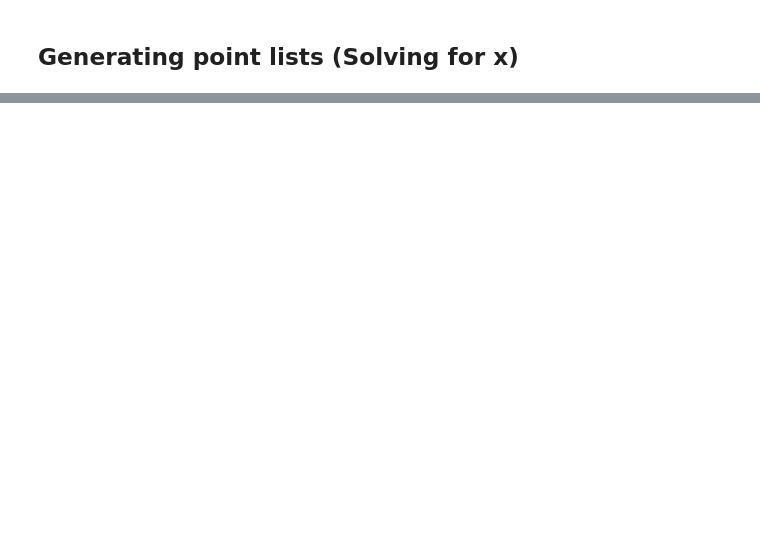
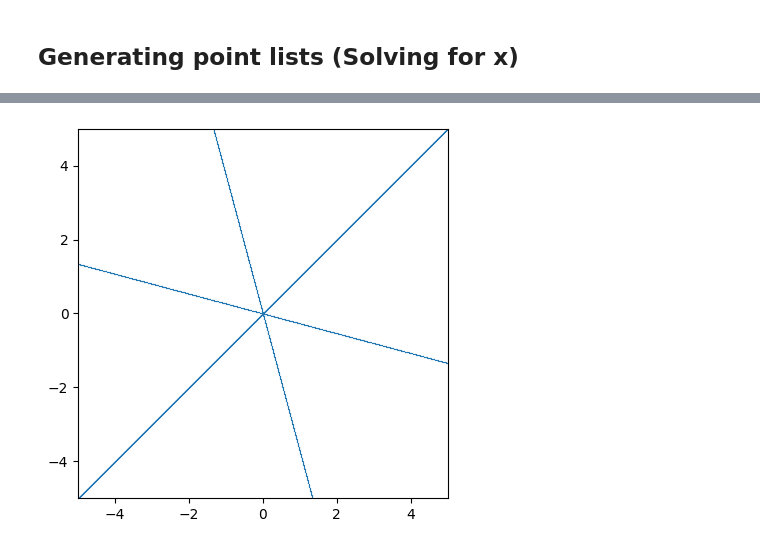
Before and after one commit to mirtorande/cubic-curve-projective-closure, a Jupyter notebook: ExperimentationStation.ipynb, the cells around one changed output, grey strips where cells are left out. Drawn from its saved outputs; the diff is of its cells as text; code cells hidden in the pictures; blank space fills up the shorter version.

```diff
--- a/ExperimentationStation.ipynb
+++ b/ExperimentationStation.ipynb
@@ -9,7 +9,7 @@ from tqdm.auto import tqdm
 # %% [markdown]
 ## Generating point lists (Naive method)
 # %%
-def generateFunctionPoints(function, start=-10, end=10, step=0.01):
+def generateFunctionPoints(function, start=-10, end=10, step=1):
     return [(x, y) for x in tqdm(np.arange(start, end, step)) for y in np.arange(start, end, step) if np.isclose(function(x,y), 0, rtol=10)]
 # %%
 function = lambda x, y: x**2 - y**2 - 1
@@ -42,7 +46,7 @@ def generateFunctionPoints(coefficients, start=-10, stop=10, step=0.01):
         xCoefficients = [a, e + b*y, h + c*(y**2)+f*y, j + d*(y**3)+g*(y**2)+i*y]
         for x in cubicSolve(xCoefficients):
             points.append((x,y))
-    return points
+    return np.array(points)
 
 def cubicSolve(coefficients):
     '''
@@ -69,16 +77,18 @@ plt.show()
 # %%
 functionCoefficients = [-1, -3, 3, 1, 0, 0, 0, 0, 0, 0]
 
-points = np.array(generateFunctionPoints(functionCoefficients, step=0.001))
+points = generateFunctionPoints(functionCoefficients, step=0.01)
 
 sns.scatterplot(x = points[:,0], y = points[:,1], legend=False,  marker='.', edgecolor=None, s=2)
 
 plt.gca().set_aspect('equal')
 
 plt.xlim(-5, 5)
 plt.ylim(-5, 5)
 
 plt.show()
+# %% [output]
+[figure, added]
 # %%
 functionCoefficients = [1, -3, -3, 1, 0, 0, 0, 0, 6, 0]
 
```
Also changed, not shown: parts of 34 cells of this notebook, 1 other file.
